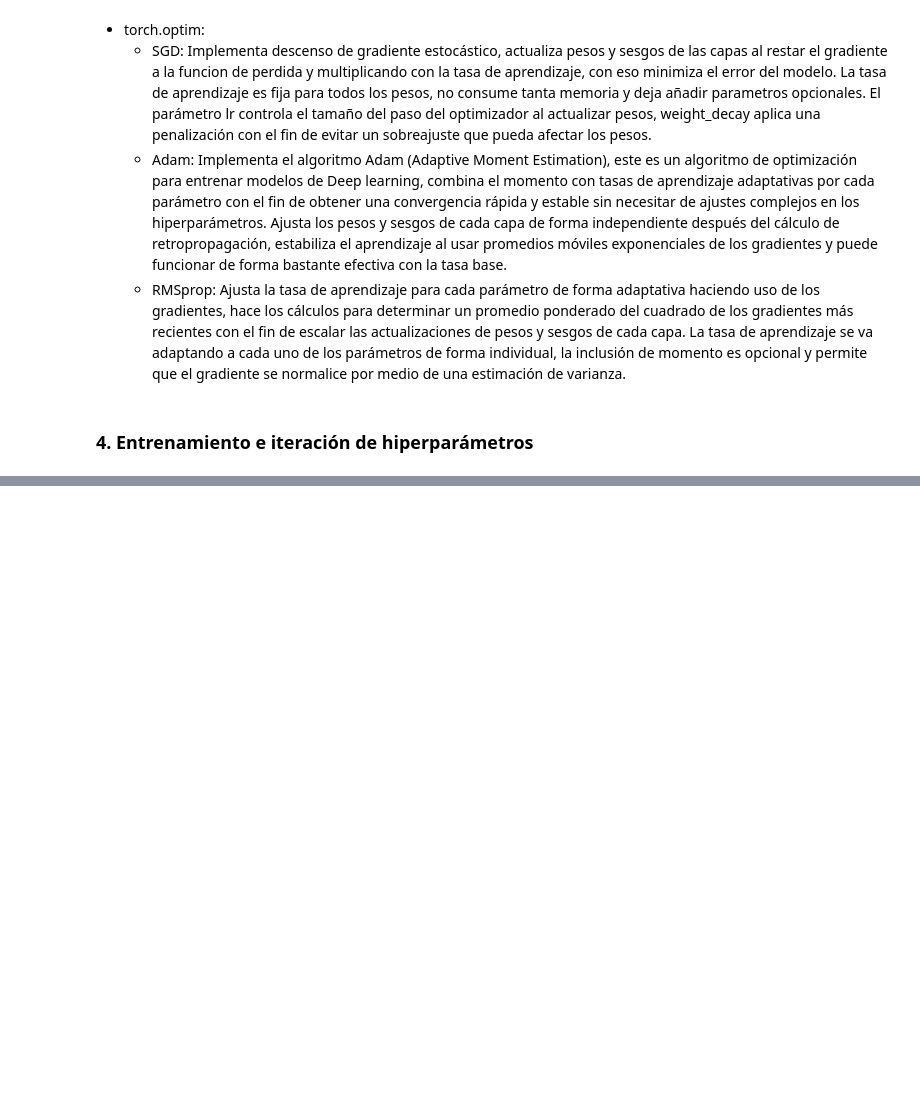
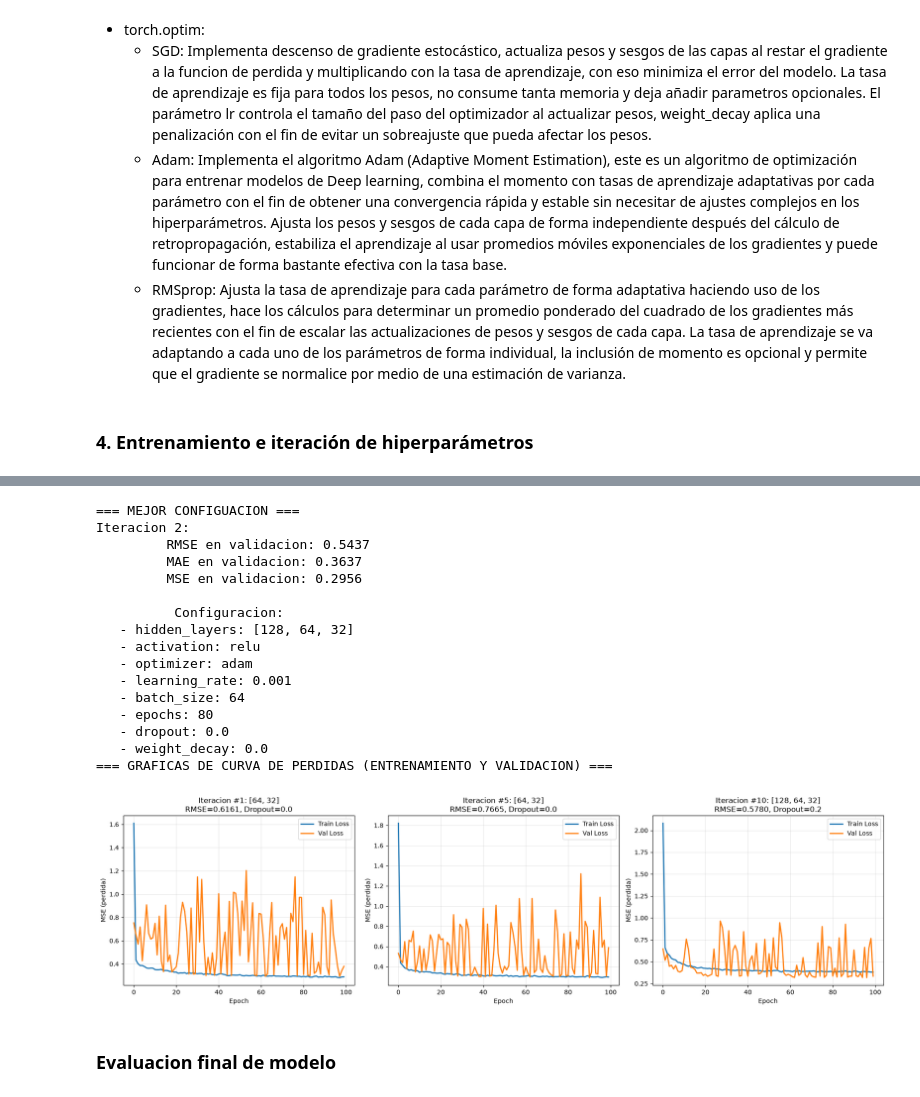
Before and after one commit to abbydoag/Labs_DeepL, a Jupyter notebook: Lab1.ipynb, the cells around one changed output, grey strips where cells are left out. Cells and saved outputs as stored; diff of their text form; code cells hidden in the pictures; blank space fills up the shorter version.

```diff
--- a/Lab1.ipynb
+++ b/Lab1.ipynb
@@ -844,0 +862,69 @@ best_result = result[best_idx]
+# %%
+print("=== MEJOR CONFIGUACION ===")
+print(f"Iteracion {best_result['iteration']}:")
+print(f"\t RMSE en validacion: {best_result['metrics']['RMSE']:.4f}")
+print(f"\t MAE en validacion: {best_result['metrics']['MAE']:.4f}")
+print(f"\t MSE en validacion: {best_result['metrics']['MSE']:.4f}")
+print("\n\t  Configuracion:")
+for key, value in best_result['config'].items():
+    print(f"   - {key}: {value}")
+
+
+#graficas de curva de perdidas (MSE)
+print("=== GRAFICAS DE CURVA DE PERDIDAS (ENTRENAMIENTO Y VALIDACION) ===")
+iterations_to_plot = [1, 5, 10]
+
+fig, axes = plt.subplots(1, 3, figsize=(18, 5))
+
+for idx, iter_num in enumerate(iterations_to_plot):
+    r = result[iter_num - 1]
+
+    axes[idx].plot(r['train_losses'], label='Train Loss', linewidth=2)
+    axes[idx].plot(r['val_losses'], label='Val Loss', linewidth=2)
+    axes[idx].set_title(f'Iteracion #{iter_num}: {r["config"]["hidden_layers"]}\nRMSE={r["metrics"]["RMSE"]:.4f}, Dropout={r["config"]["dropout"]:.1f}')
+    axes[idx].set_xlabel('Epoch')
+    axes[idx].set_ylabel('MSE (perdida)')
+    axes[idx].legend()
+    axes[idx].grid(True, alpha=0.3)
+
+plt.tight_layout()
+plt.show()
+
+print("--- Overfitting/Underfitting Analisis ---")
+for iter_num in iterations_to_plot:
+    r = result[iter_num - 1]
+    train_final = r['train_losses'][-1]
+    val_final = r['val_losses'][-1]
+    ratio = val_final / train_final
+
+    print(f"\nIteracion {iter_num}:")
+    print(f"  Perdida final entrenamiento: {train_final:.4f}")
+    print(f"  Perdida final validación: {val_final:.4f}")
+    print(f"  Ratio val/train: {ratio:.2f}")
+
+    if ratio > 1.5:
+        print("Posible overfitting en modelo")
+    elif ratio < 0.8:
+        print("Posible underfitting en modelo")
+    else:
+        print("No overfitting o underfitting encontrado en modelo")
+# %% [output]
+=== MEJOR CONFIGUACION ===
+Iteracion 2:
+         RMSE en validacion: 0.5437
+         MAE en validacion: 0.3637
+         MSE en validacion: 0.2956
+
+          Configuracion:
+   - hidden_layers: [128, 64, 32]
+   - activation: relu
+   - optimizer: adam
+   - learning_rate: 0.001
+   - batch_size: 64
+   - epochs: 80
+   - dropout: 0.0
+   - weight_decay: 0.0
+=== GRAFICAS DE CURVA DE PERDIDAS (ENTRENAMIENTO Y VALIDACION) ===
+[figure, added]
+# %% [markdown]
+### Evaluacion final de modelo
```
Also changed, not shown: parts of 4 cells of this notebook, 1 other file.
